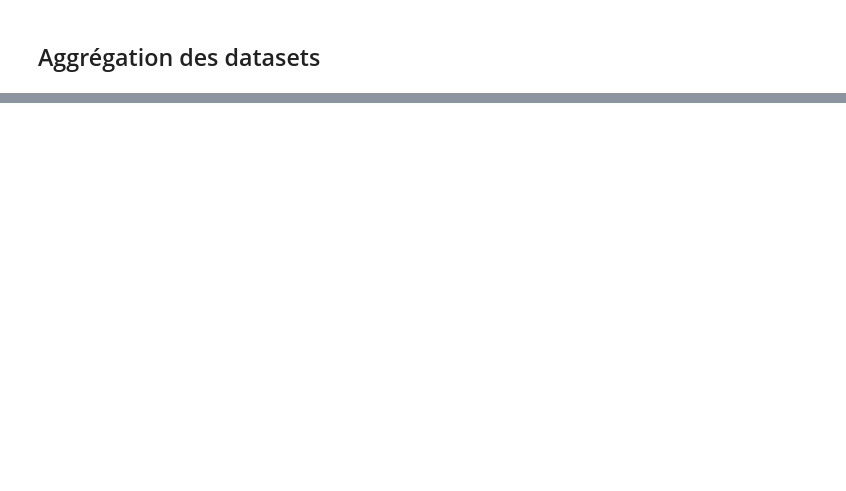
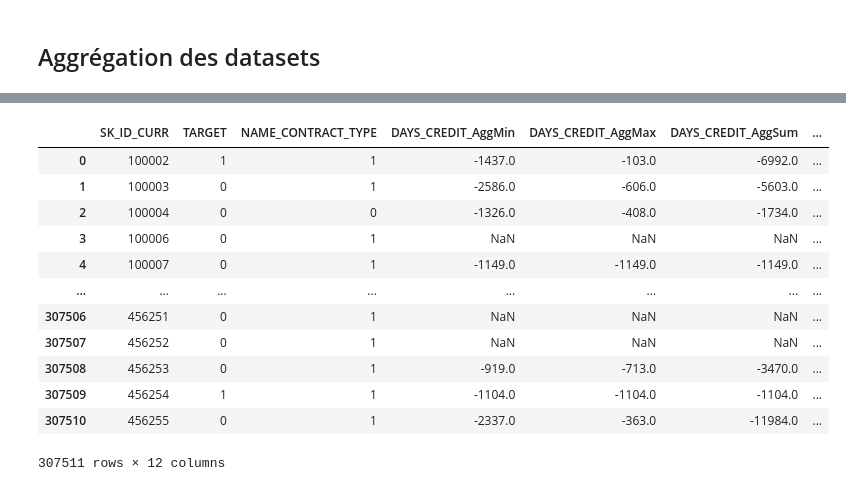
Before and after one commit to ClementPatin/OC-P4, a Jupyter notebook: Patin_Clement_1_notebook_072023.ipynb, the cells around one changed output, grey strips where cells are left out. Cells and saved outputs as stored; diff of their text form; code cells hidden in the pictures; blank space fills up the shorter version.

Commit message:
aggregation function

```diff
--- a/Patin_Clement_1_notebook_072023.ipynb
+++ b/Patin_Clement_1_notebook_072023.ipynb
@@ -729,0 +846,4 @@ lowMemAppliDf
+# %%
+burTestCols=["SK_ID_CURR","DAYS_CREDIT"]+[col for col in encodedBurDf.columns if "ACTIVE" in col]
+burTest = encodedBurDf[burTestCols]
+burTest
@@ -729,0 +864,11 @@ lowMemAppliDf
+# %%
+testAggDict = {"DAYS_CREDIT" : ["min","max","sum","mean"]} \
+|{col : ["mean"] for col in [col for col in encodedBurDf.columns if "ACTIVE" in col]}
+
+
+burAggTest=aggregationFunc (df=burTest,
+                 newColsText="TEST",
+                 groupByColName="SK_ID_CURR",
+                 aggDict=testAggDict,
+                )
+burAggTest
@@ -729,0 +907,22 @@ lowMemAppliDf
+# %%
+appliTest = encodedAppliDf[["SK_ID_CURR","TARGET","NAME_CONTRACT_TYPE"]].copy()
+
+appliTest["SK_ID_CURR"]=appliTest.SK_ID_CURR.astype("int64")
+
+appliTest=appliTest.merge(burAggTest,how="left",on="SK_ID_CURR")
+appliTest["SK_ID_CURR"]=appliTest.SK_ID_CURR.astype(bestDtype("SK_ID_CURR",appliTest))
+appliTest
+# %% [output]
+|  | SK_ID_CURR | TARGET | NAME_CONTRACT_TYPE | DAYS_CREDIT_AggMin | DAYS_CREDIT_AggMax | DAYS_CREDIT_AggSum | ... |
+| 0 | 100002 | 1 | 1 | -1437.0 | -103.0 | -6992.0 | ... |
+| 1 | 100003 | 0 | 1 | -2586.0 | -606.0 | -5603.0 | ... |
+| 2 | 100004 | 0 | 0 | -1326.0 | -408.0 | -1734.0 | ... |
+| 3 | 100006 | 0 | 1 | NaN | NaN | NaN | ... |
+| 4 | 100007 | 0 | 1 | -1149.0 | -1149.0 | -1149.0 | ... |
+| ... | ... | ... | ... | ... | ... | ... | ... |
+| 307506 | 456251 | 0 | 1 | NaN | NaN | NaN | ... |
+| 307507 | 456252 | 0 | 1 | NaN | NaN | NaN | ... |
+| 307508 | 456253 | 0 | 1 | -919.0 | -713.0 | -3470.0 | ... |
+| 307509 | 456254 | 1 | 1 | -1104.0 | -1104.0 | -1104.0 | ... |
+| 307510 | 456255 | 0 | 1 | -2337.0 | -363.0 | -11984.0 | ... |
+307511 rows × 12 columns
```
Also changed, not shown: parts of 19 cells of this notebook, 2 other files.
